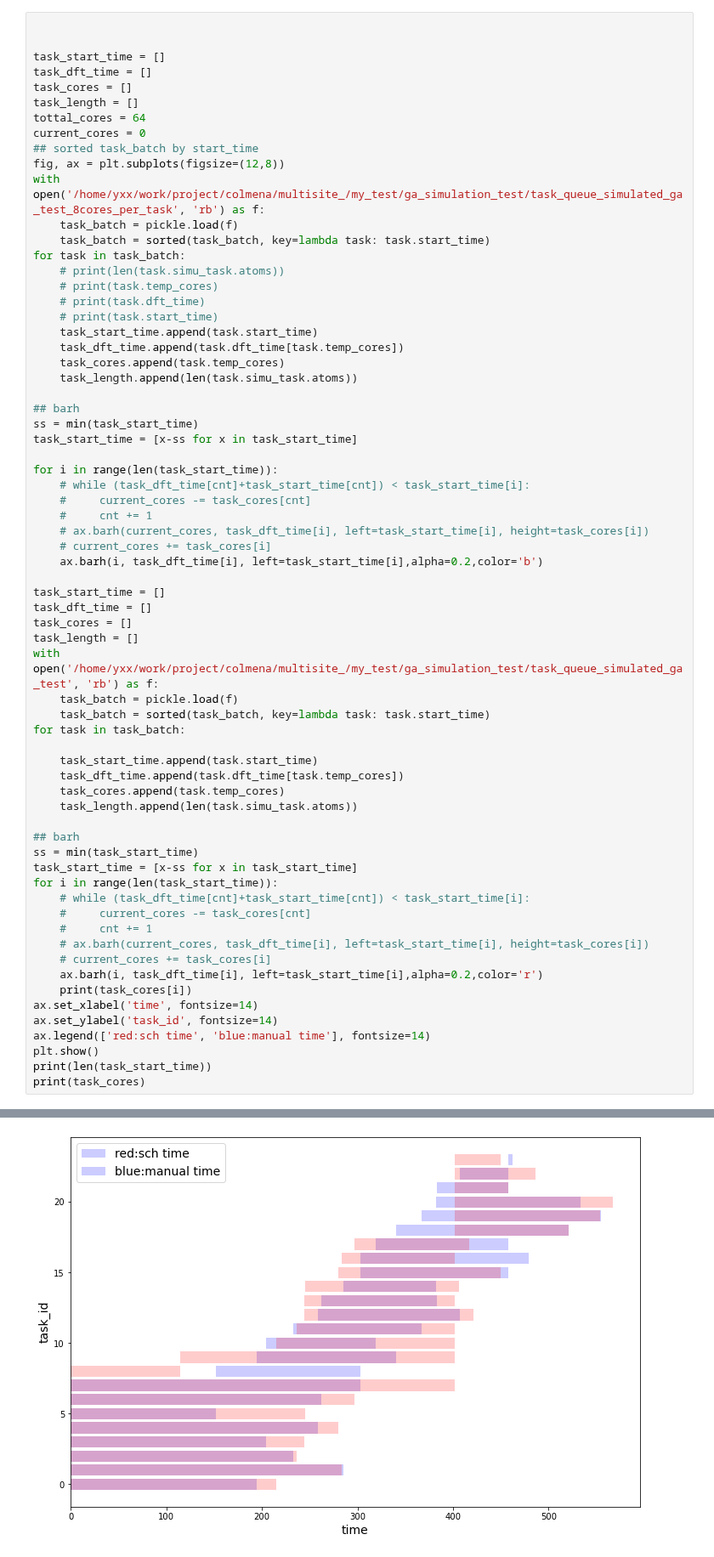
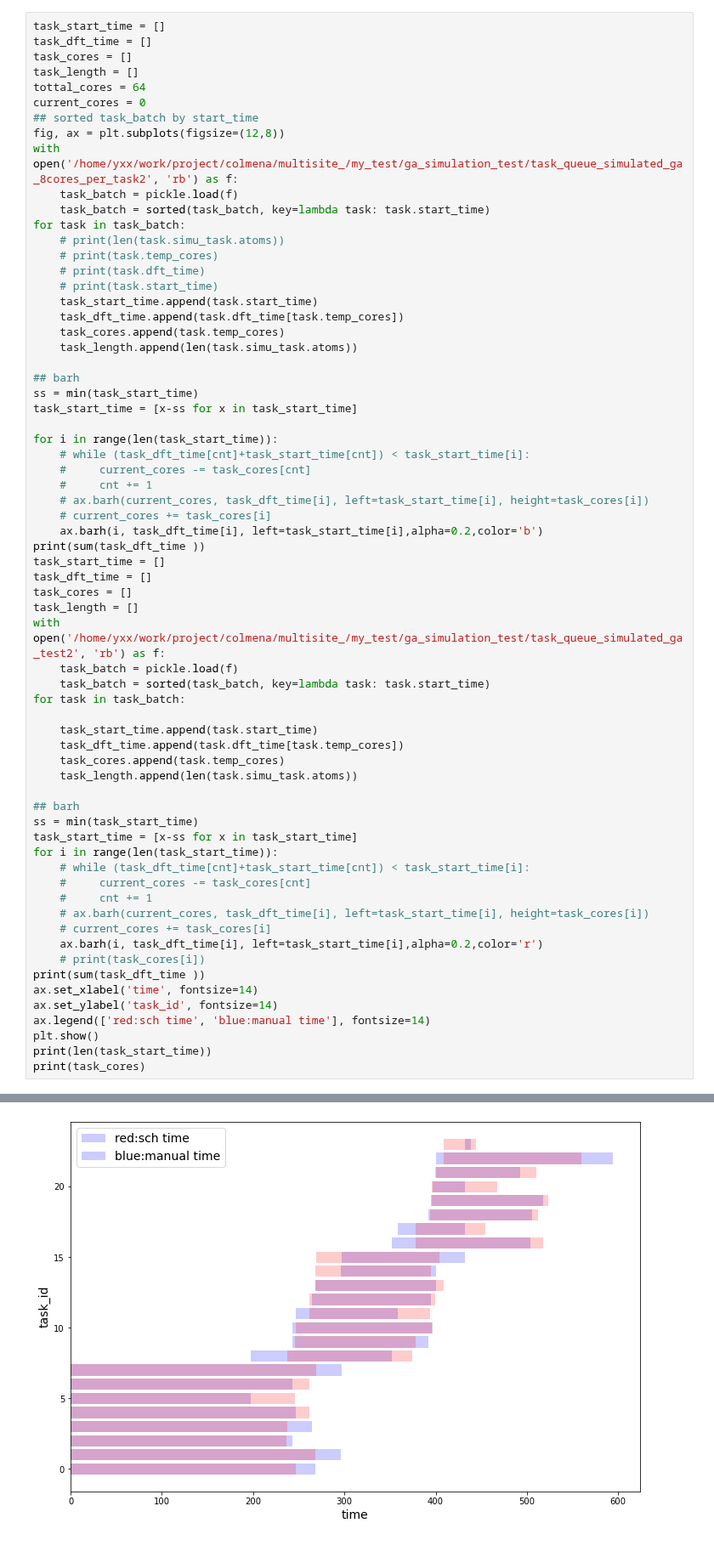
Before and after one commit to helix-xx/multisite_, a Jupyter notebook: my_test/ga_simulation_analysis.ipynb, the cells around one changed output, grey strips where cells are left out. Shown at 85% size. Cells and saved outputs as stored; diff of their text form.

```diff
--- a/my_test/ga_simulation_analysis.ipynb
+++ b/my_test/ga_simulation_analysis.ipynb
@@ -83,8 +89,6 @@ class my_SimulationTask:
 with open('/home/yxx/work/project/colmena/multisite_/my_test/ga_simulation_test/task_queue_simulated_ga_test_8cores_per_task', 'rb') as f:
     task_batch = pickle.load(f)
 # %%
-
-
 task_start_time = []
 task_dft_time = []
 task_cores = []
@@ -93,7 +97,7 @@ tottal_cores = 64
 current_cores = 0
 ## sorted task_batch by start_time
 fig, ax = plt.subplots(figsize=(12,8))
-with open('/home/yxx/work/project/colmena/multisite_/my_test/ga_simulation_test/task_queue_simulated_ga_test_8cores_per_task', 'rb') as f:
+with open('/home/yxx/work/project/colmena/multisite_/my_test/ga_simulation_test/task_queue_simulated_ga_8cores_per_task2', 'rb') as f:
     task_batch = pickle.load(f)
     task_batch = sorted(task_batch, key=lambda task: task.start_time)
 for task in task_batch:
@@ -117,12 +121,12 @@ for i in range(len(task_start_time)):
     # ax.barh(current_cores, task_dft_time[i], left=task_start_time[i], height=task_cores[i])
     # current_cores += task_cores[i]
     ax.barh(i, task_dft_time[i], left=task_start_time[i],alpha=0.2,color='b')
-
+print(sum(task_dft_time ))
 task_start_time = []
 task_dft_time = []
 task_cores = []
 task_length = []
-with open('/home/yxx/work/project/colmena/multisite_/my_test/ga_simulation_test/task_queue_simulated_ga_test', 'rb') as f:
+with open('/home/yxx/work/project/colmena/multisite_/my_test/ga_simulation_test/task_queue_simulated_ga_test2', 'rb') as f:
     task_batch = pickle.load(f)
     task_batch = sorted(task_batch, key=lambda task: task.start_time)
 for task in task_batch:
@@ -142,7 +146,8 @@ for i in range(len(task_start_time)):
     # ax.barh(current_cores, task_dft_time[i], left=task_start_time[i], height=task_cores[i])
     # current_cores += task_cores[i]
     ax.barh(i, task_dft_time[i], left=task_start_time[i],alpha=0.2,color='r')
-    print(task_cores[i])
+    # print(task_cores[i])
+print(sum(task_dft_time ))
 ax.set_xlabel('time', fontsize=14)
 ax.set_ylabel('task_id', fontsize=14)
 ax.legend(['red:sch time', 'blue:manual time'], fontsize=14)
@@ -170,2 +160,2 @@ print(task_cores)
-[figure, old version]
+[figure, new version]
 24
```
Also changed, not shown: parts of 5 cells of this notebook.
